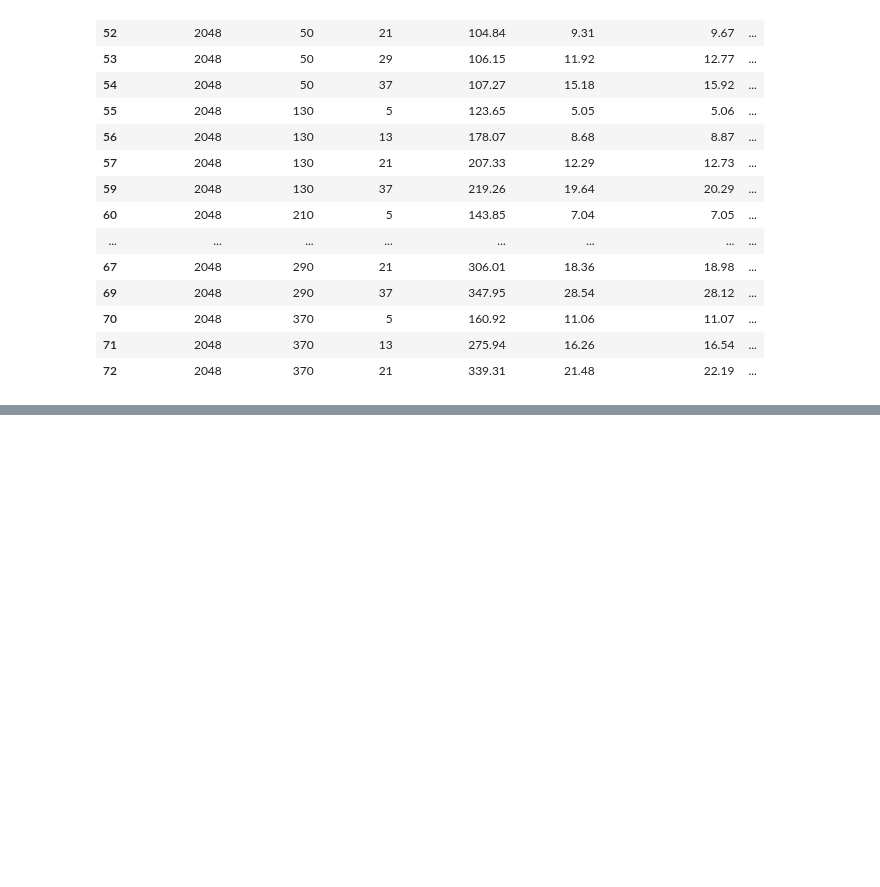
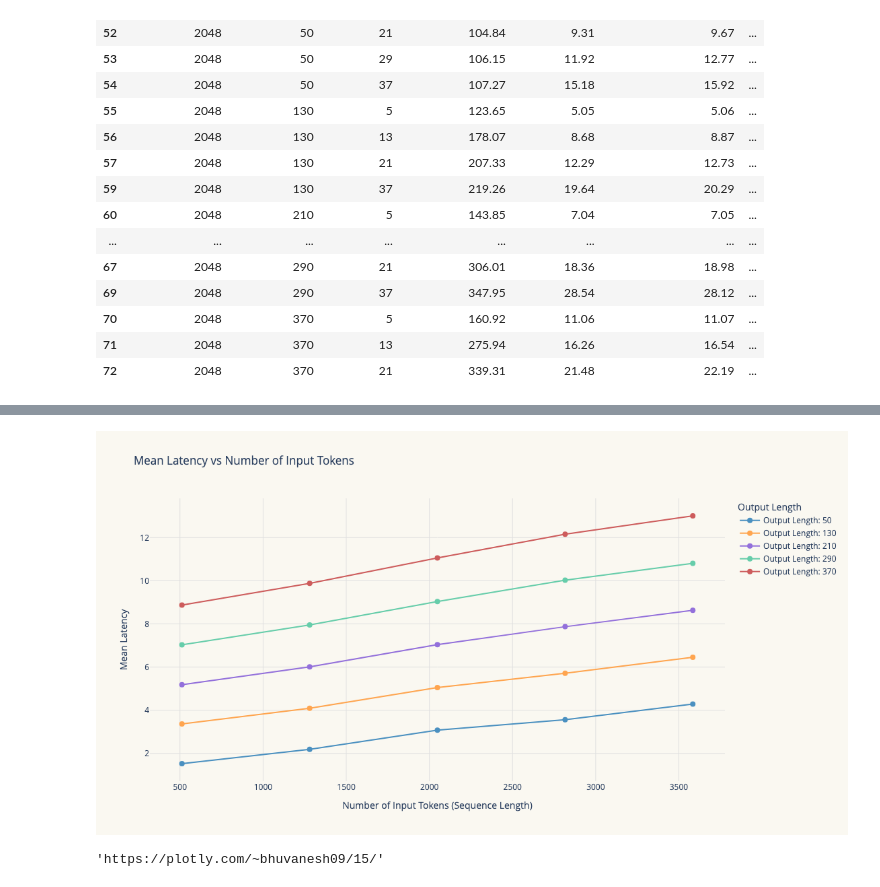
Before and after one commit to Bhuvanesh09/bhuvanesh09.github.io, a Jupyter notebook: PlotsAndNotebooks/cost_latency_plots.ipynb, the cells around one changed output, grey strips where cells are left out. Saved outputs shown, nothing was run; the diff lists cells and outputs as text; code cells hidden in the pictures; blank space fills up the shorter version.

```diff
--- a/PlotsAndNotebooks/cost_latency_plots.ipynb
+++ b/PlotsAndNotebooks/cost_latency_plots.ipynb
@@ -238,0 +306,56 @@ df[df["Sequence Length"] == 2048]
+# %%
+import pandas as pd
+import plotly.graph_objects as go
+
+# Read the CSV file
+df = pd.read_csv('./Data/benchmark_results_llama3.1_a10-latency_test-vllm.csv')
+
+# Filter data for Semaphore 5
+df_semaphore_5 = df[df['Semaphores'] == 5]
+
+# Create the scatter plot
+fig = go.Figure()
+
+# Define darker custom color scheme
+color_scheme = ['#4A90C0', '#FFA54F', '#9370DB', '#66CDAA', '#CD5C5C']
+
+# Add traces for each output length
+for i, output_length in enumerate(df_semaphore_5['Output Length'].unique()):
+    df_subset = df_semaphore_5[df_semaphore_5['Output Length'] == output_length]
+    fig.add_trace(go.Scatter(
+        x=df_subset['Sequence Length'],
+        y=df_subset['Mean Latency'],
+        mode='lines+markers',
+        name=f'Output Length: {output_length}',
+        line=dict(color=color_scheme[i % len(color_scheme)]),
+        marker=dict(
+            size=8,
+            color=color_scheme[i % len(color_scheme)],
+        )
+    ))
+
+# Update layout
+fig.update_layout(
+    title='Mean Latency vs Number of Input Tokens',
+    xaxis_title='Number of Input Tokens (Sequence Length)',
+    yaxis_title='Mean Latency',
+    legend_title='Output Length',
+    width=800,
+    height=600,
+    plot_bgcolor='#FAF8F1',
+    paper_bgcolor='#FAF8F1',
+    xaxis=dict(gridcolor='#E0E0E0', gridwidth=1),
+    yaxis=dict(gridcolor='#E0E0E0', gridwidth=1)
+)
+
+# Show the plot
+fig.show()
+# %% [output]
+[figure, added]
+# %%
+
+
+# Upload the figure
+py.plot(fig, filename='mean_latency_vs_input_tokens', auto_open=False)
+# %% [output]
+'https://plotly.com/~bhuvanesh09/15/'
```
Also changed, not shown: parts of 6 cells of this notebook, 7 other files.
